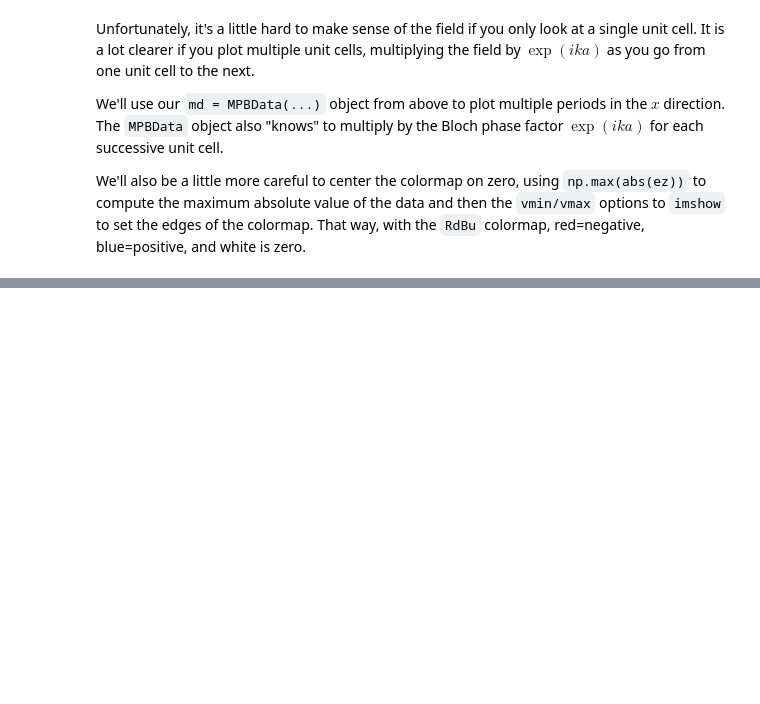
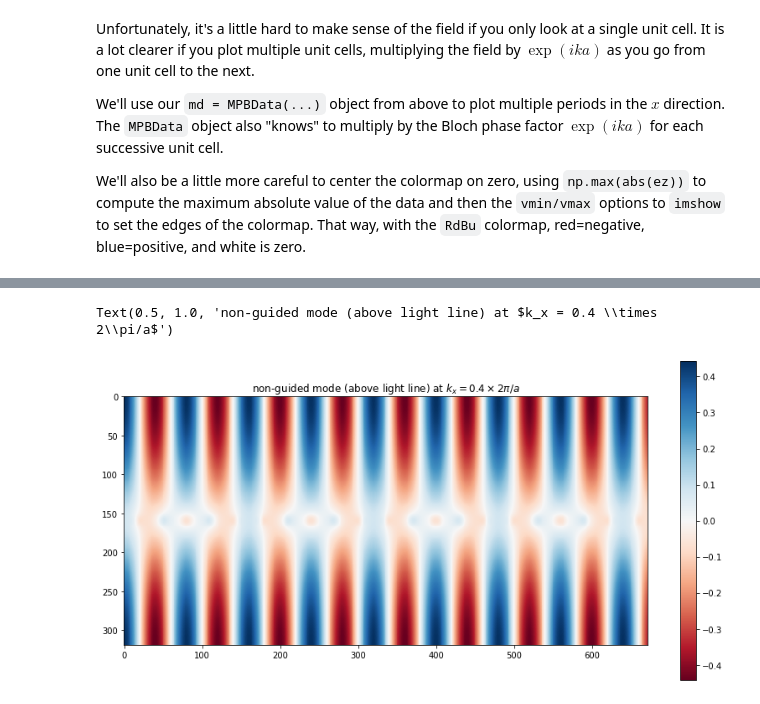
Before and after one commit to mitmath/18369, a Jupyter notebook: notes/MPB-demo.ipynb, the cells around one changed output, grey strips where cells are left out. Saved outputs shown, nothing was run; the diff lists cells and outputs as text; code cells hidden in the pictures; blank space fills up the shorter version.

```diff
--- a/notes/MPB-demo.ipynb
+++ b/notes/MPB-demo.ipynb
@@ -384,0 +452,10 @@ Now we can see more easily that the fields are oscillating within the waveguide
+# %%
+ez = np.real(md.convert(ms2.get_efield(2)[:,:,0,2]))
+maxabs = np.max(abs(ez))
+plt.figure(figsize=(14,7))
+plt.imshow(ez.T, cmap='RdBu', vmin=-maxabs, vmax=+maxabs)
+plt.colorbar()
+plt.title("non-guided mode (above light line) at $k_x = 0.4 \\times 2\pi/a$")
+# %% [output]
+Text(0.5, 1.0, 'non-guided mode (above light line) at $k_x = 0.4 \\times 2\\pi/a$')
+[figure, added]
```
Also changed, not shown: parts of 29 cells of this notebook.
